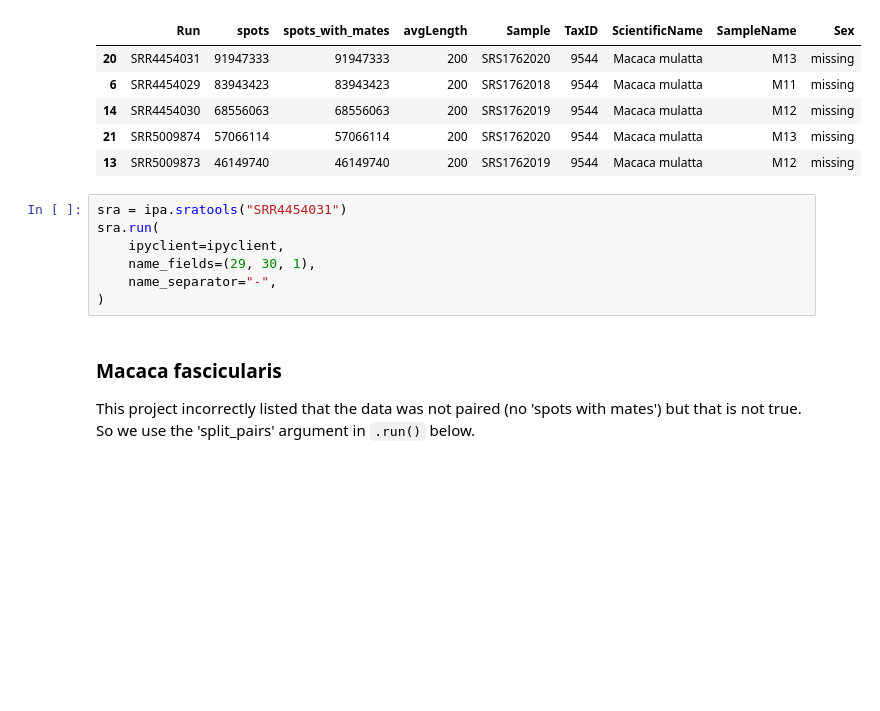
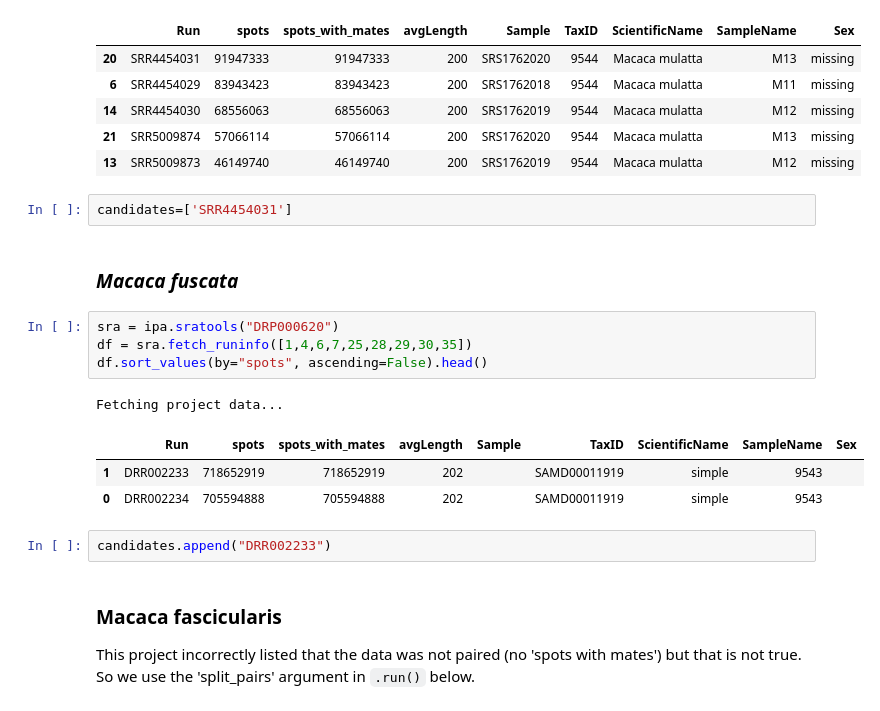
Before and after one commit to mistergroot/gatktutorial, a Jupyter notebook: nb2-download-raws.ipynb, the cells around one changed output. Saved outputs shown, nothing was run; the diff lists cells and outputs as text; blank space fills up the shorter version.

```diff
--- a/nb2-download-raws.ipynb
+++ b/nb2-download-raws.ipynb
@@ -59,13 +79,21 @@ Fetching project data...
 | 14 | SRR4454030 | 68556063 | 68556063 | 200 | SRS1762019 | 9544 | Macaca mulatta | M12 | missing |
 | 21 | SRR5009874 | 57066114 | 57066114 | 200 | SRS1762020 | 9544 | Macaca mulatta | M13 | missing |
 | 13 | SRR5009873 | 46149740 | 46149740 | 200 | SRS1762019 | 9544 | Macaca mulatta | M12 | missing |
-# %%
-sra = ipa.sratools("SRR4454031")
-sra.run(
-    ipyclient=ipyclient,
-    name_fields=(29, 30, 1),
-    name_separator="-",
-)
+# %%
+candidates=['SRR4454031']
+# %% [markdown]
+### _Macaca fuscata_
+# %%
+sra = ipa.sratools("DRP000620")
+df = sra.fetch_runinfo([1,4,6,7,25,28,29,30,35])
+df.sort_values(by="spots", ascending=False).head()
+# %% [output]
+Fetching project data...
+|  | Run | spots | spots_with_mates | avgLength | Sample | TaxID | ScientificName | SampleName | Sex |
+| 1 | DRR002233 | 718652919 | 718652919 | 202 |  | SAMD00011919 | simple | 9543 |  |
+| 0 | DRR002234 | 705594888 | 705594888 | 202 |  | SAMD00011919 | simple | 9543 |  |
+# %%
+candidates.append("DRR002233")
 # %% [markdown]
 ### Macaca fascicularis
 This project incorrectly listed that the data was not paired (no 'spots with mates') but that is not true. So we use the 'split_pairs' argument in `.run()` below.
```
Also changed, not shown: parts of 12 cells of this notebook.
